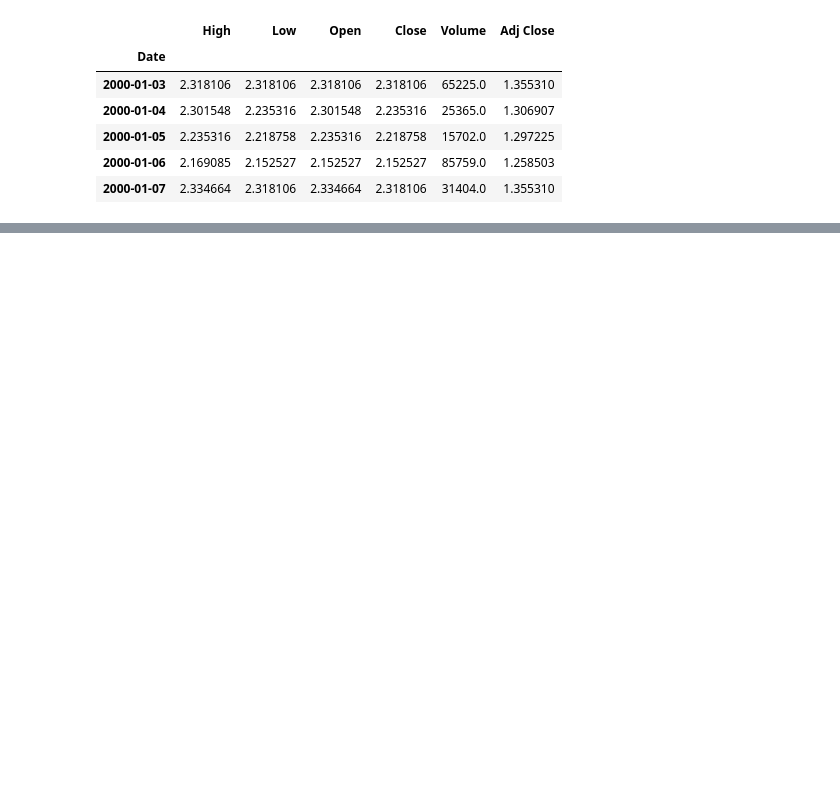
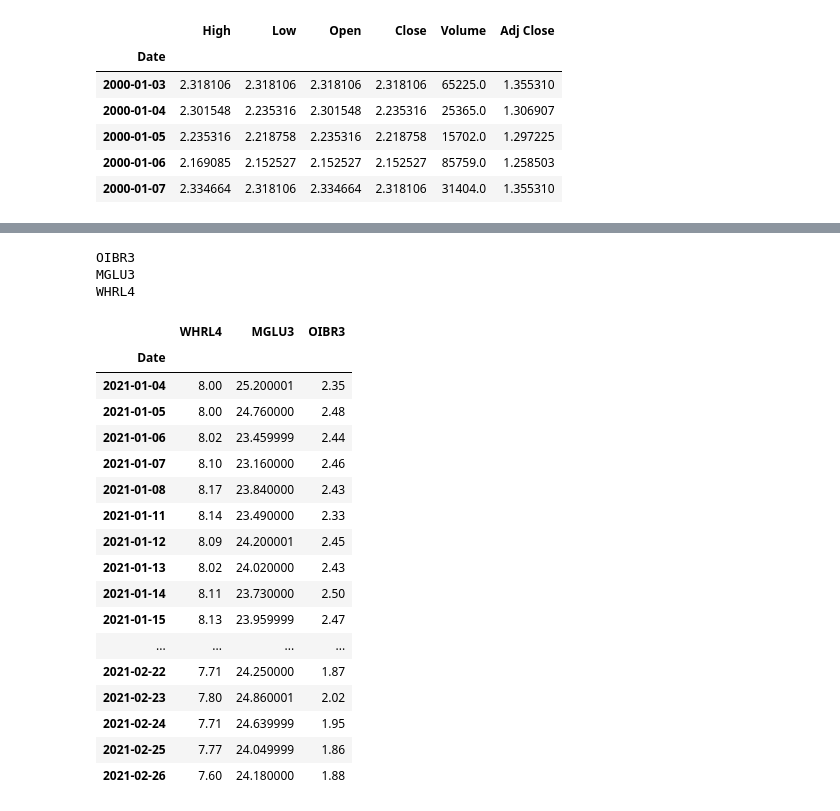
Before and after one commit to guilourenzo/StockPorfolio, a Jupyter notebook: downloadStock.ipynb, the cells around one changed output, grey strips where cells are left out. Drawn from its saved outputs; the diff is of its cells as text; code cells hidden in the pictures; blank space fills up the shorter version.

```diff
--- a/downloadStock.ipynb
+++ b/downloadStock.ipynb
@@ -43,0 +103,33 @@ fig.show()
+# %%
+for stock in stocks:
+    print(stock[:-3])
+# %% [output]
+OIBR3
+MGLU3
+WHRL4
+# %%
+acoes = pd.DataFrame()
+
+for stock in stocks:
+    acoes.insert(0, stock[:-3], pd.Series(data[('Close', stock)]), True)
+# %%
+acoes
+# %% [output]
+|  | WHRL4 | MGLU3 | OIBR3 |
+| Date |  |  |  |
+| 2021-01-04 | 8.00 | 25.200001 | 2.35 |
+| 2021-01-05 | 8.00 | 24.760000 | 2.48 |
+| 2021-01-06 | 8.02 | 23.459999 | 2.44 |
+| 2021-01-07 | 8.10 | 23.160000 | 2.46 |
+| 2021-01-08 | 8.17 | 23.840000 | 2.43 |
+| 2021-01-11 | 8.14 | 23.490000 | 2.33 |
+| 2021-01-12 | 8.09 | 24.200001 | 2.45 |
+| 2021-01-13 | 8.02 | 24.020000 | 2.43 |
+| 2021-01-14 | 8.11 | 23.730000 | 2.50 |
+| 2021-01-15 | 8.13 | 23.959999 | 2.47 |
+| ... | ... | ... | ... |
+| 2021-02-22 | 7.71 | 24.250000 | 1.87 |
+| 2021-02-23 | 7.80 | 24.860001 | 2.02 |
+| 2021-02-24 | 7.71 | 24.639999 | 1.95 |
+| 2021-02-25 | 7.77 | 24.049999 | 1.86 |
+| 2021-02-26 | 7.60 | 24.180000 | 1.88 |
```
Also changed, not shown: parts of 8 cells of this notebook.
